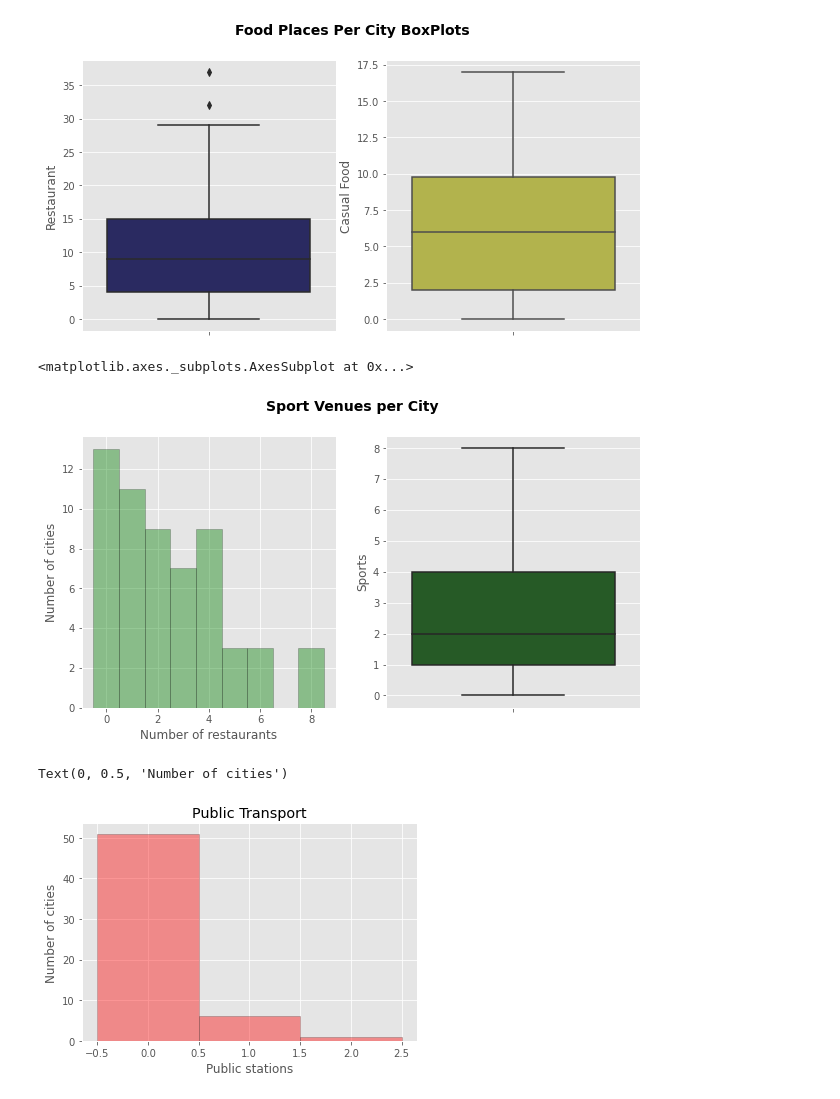
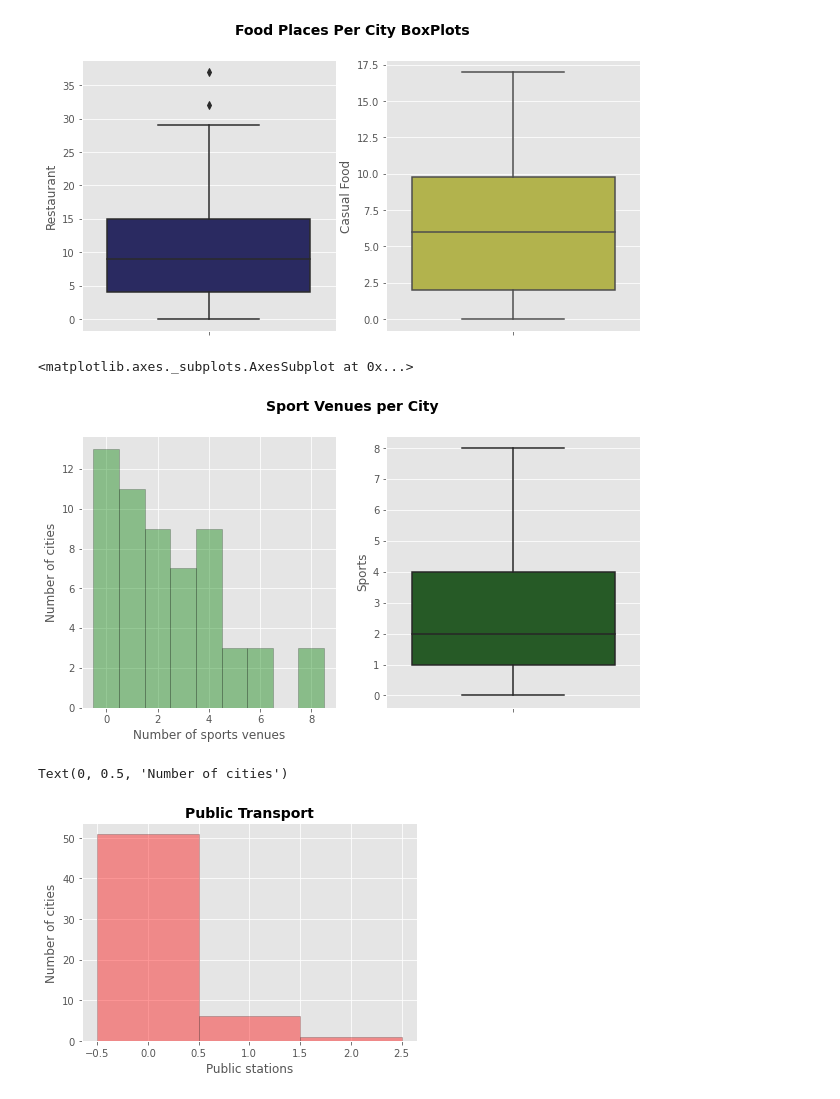
Before and after one commit to jgarcia-garcia/Coursera_Capstone, a Jupyter notebook: Best_Office_Location_SFBayArea.ipynb, the cells around one changed output. Drawn from its saved outputs; the diff is of its cells as text; code cells hidden in the pictures.

```diff
--- a/Best_Office_Location_SFBayArea.ipynb
+++ b/Best_Office_Location_SFBayArea.ipynb
@@ -523,8 +523,8 @@ bay_onehot.head()
 | 4 | Antioch | 0 | 0 | 0 | 0 | 0 | 0 | 0 | 0 | ... |
 # %%
 #Use group_by function to count the number of venues for each category for each location
-toronto_grouped = bay_onehot.groupby('City').sum().reset_index()
-toronto_grouped
+bay_grouped = bay_onehot.groupby('City').sum().reset_index()
+bay_grouped
 # %% [output]
 |  | City | Bar | Beauty | Casual Food | Entertainment | Groceries | Health Services | Hotel | Laundry | ... |
 | 0 | Alameda | 0 | 0 | 0 | 0 | 0 | 0 | 0 | 0 | ... |
@@ -588,23 +588,23 @@ sns.distplot(toronto_grouped['Sports'], ax=axes[0],hist=True, kde=False,
              bins=bins, color = 'green',
              hist_kws={'edgecolor':'black'})
 
-axes[0].set_xlabel('Number of restaurants')
+axes[0].set_xlabel('Number of sports venues')
 axes[0].set_ylabel('Number of cities')
 
 sns.boxplot(y=toronto_grouped['Sports'],ax=axes[1], color = 'green',saturation=0.4)
 # %% [output]
 <matplotlib.axes._subplots.AxesSubplot at 0x...>
-[figure, old version]
+[figure, new version]
 # %%
 #Public transport
-bins = np.arange(0, toronto_grouped['Public Transport'].max() + 1.5) - 0.5
-sns.distplot(toronto_grouped['Public Transport'],hist=True, kde=False,
+bins = np.arange(0, bay_grouped['Public Transport'].max() + 1.5) - 0.5
+sns.distplot(bay_grouped['Public Transport'],hist=True, kde=False,
              bins=bins, color = 'red',
              hist_kws={'edgecolor':'black'})
 
-plt.title('Public Transport')
+plt.title('Public Transport',fontsize=14, fontweight='bold')
 plt.xlabel('Public stations')
 plt.ylabel('Number of cities')
 # %% [output]
 Text(0, 0.5, 'Number of cities')
-[figure, old version]
+[figure, new version]
```
Also changed, not shown: parts of 6 cells of this notebook.
